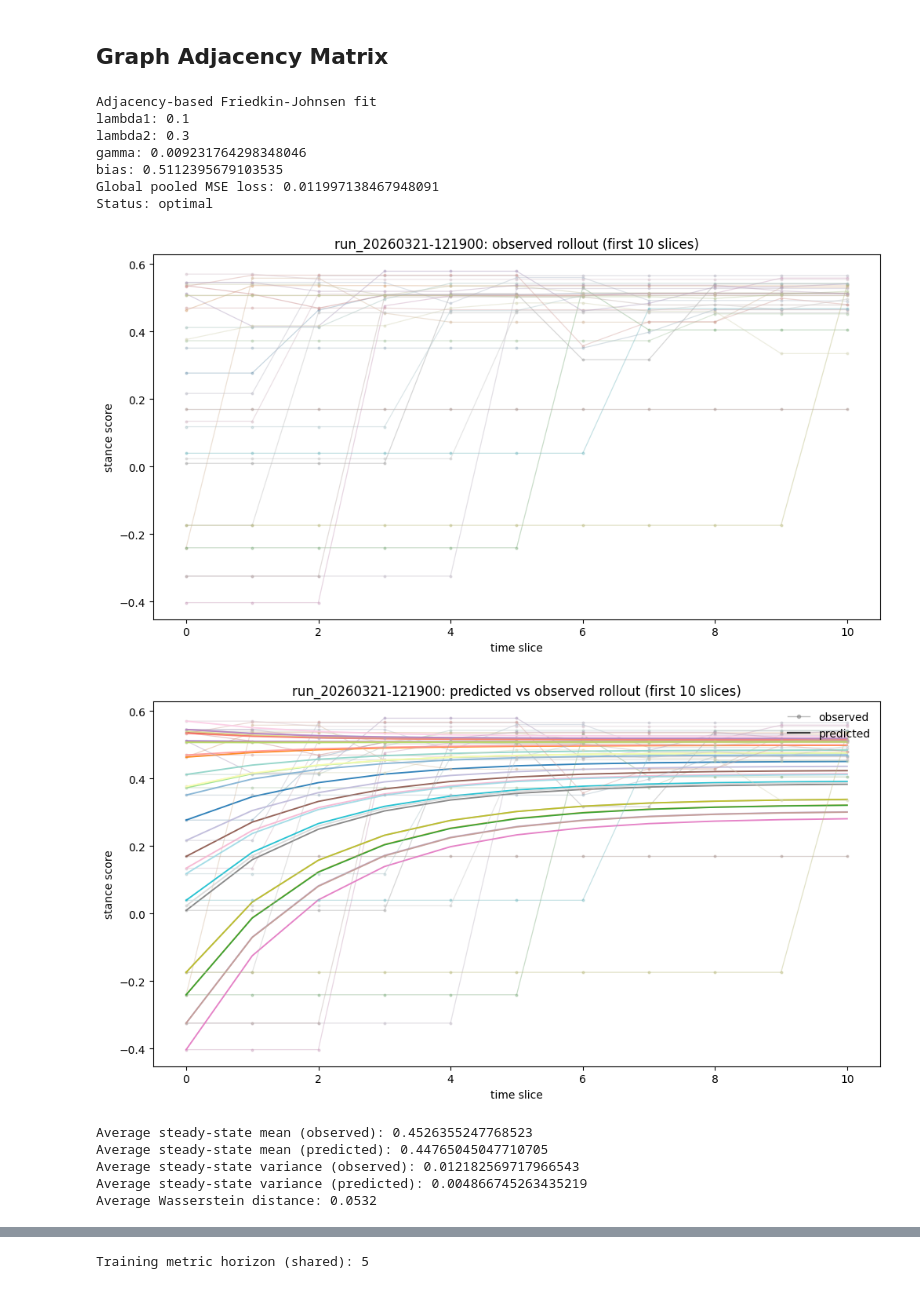
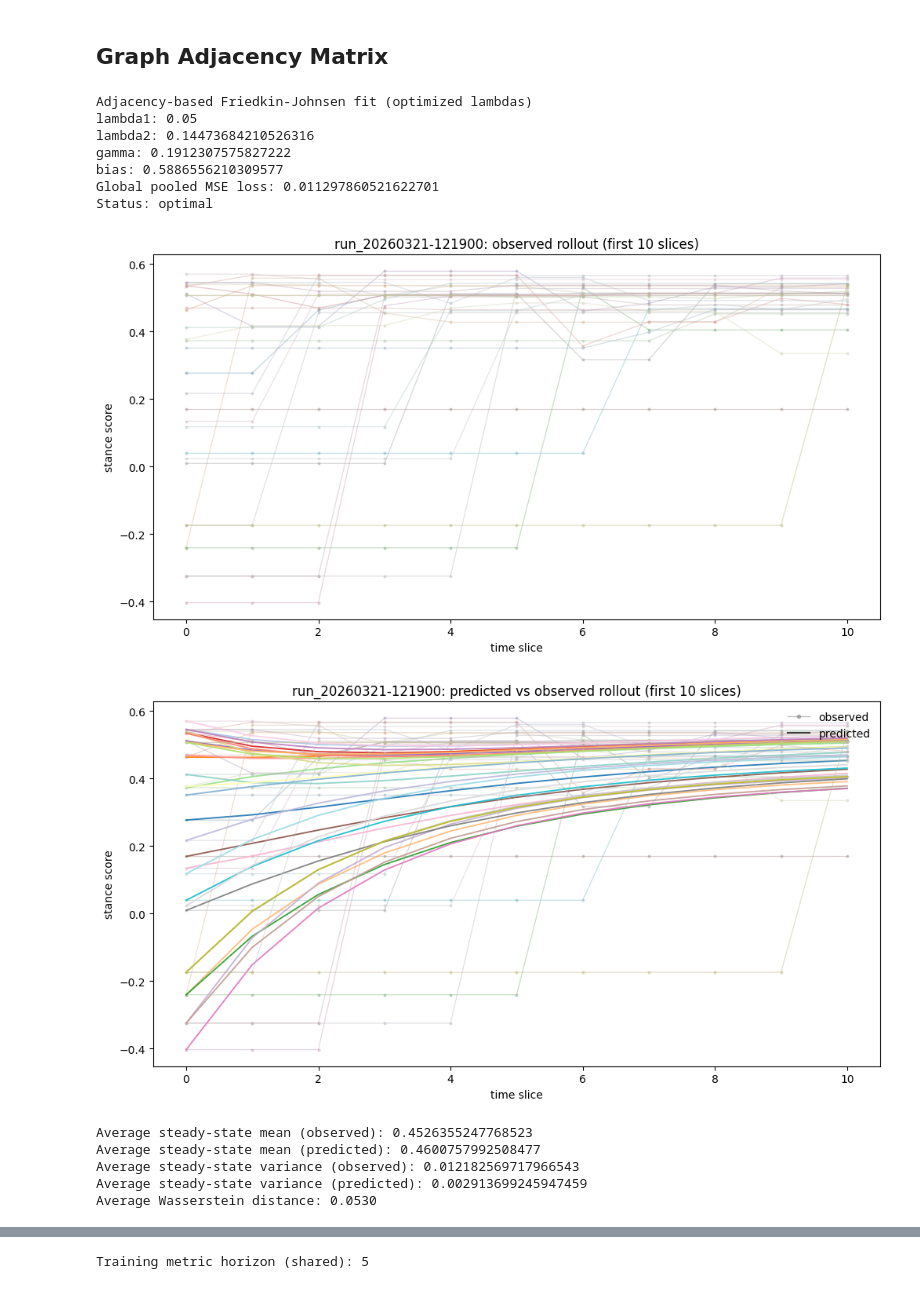
Before and after one commit to samuelLi05/llm-network, a Jupyter notebook: modeling/models/baseline_models.ipynb, the cells around one changed output, grey strips where cells are left out. Drawn from its saved outputs; the diff is of its cells as text; code cells hidden in the pictures.

```diff
--- a/modeling/models/models.ipynb
+++ b/modeling/models/baseline_models.ipynb
@@ -20,7 +20,7 @@ PAIR_DIR = INIT_ROOT / 'tests' / 'single_shot_tests' / 'data' / 'stance_converte
 
 PARAMS = {
     'stance_clip': (-1.0, 1.0),
-    'lambda_grid': np.linspace(0.05, 0.95, 19),
+    'lambda_grid': np.linspace(0.05, 0.95, 39),
     'rollout_horizon_cap': 20,
     'validation_horizon': 8,
 }
@@ -461,6 +461,6 @@ Best pooled transition MSE: 0.025150295118683833
 # %%
-FJ_LAMBDA1 = 0.1
-FJ_LAMBDA2 = 0.3
+FJ_LAMBDA1 = 0.05
+FJ_LAMBDA2 = 0.25
 FJ_W, FJ_b, X_pool_fj, Y_pool_fj = fit_friedkin_johnsen(
     RUN_TRAJ,
     RUN_NEIGHBORS,
@@ -1040,6 +1076,12 @@ def friedkin_johnsen_adjacency_rollout(W, bias, x0, horizon, lambda1, lambda2):
 # %%
-FJ_ADJ_LAMBDA1 = 0.1
-FJ_ADJ_LAMBDA2 = 0.3
+best_adj_lambda_result, adj_lambda_search_results = select_friedkin_johnsen_adjacency_lambdas(
+    RUN_TRAJ,
+    RUN_NEIGHBORS,
+    PARAMS['lambda_grid'],
+)
+
+FJ_ADJ_LAMBDA1 = best_adj_lambda_result['lambda1']
+FJ_ADJ_LAMBDA2 = best_adj_lambda_result['lambda2']
 
 fj_adj = fit_friedkin_johnsen_adjacency(
     RUN_TRAJ,
@@ -1048,7 +1090,7 @@ fj_adj = fit_friedkin_johnsen_adjacency(
     FJ_ADJ_LAMBDA2,
  )
 
-print('Adjacency-based Friedkin-Johnsen fit')
+print('Adjacency-based Friedkin-Johnsen fit (optimized lambdas)')
 print('lambda1:', FJ_ADJ_LAMBDA1)
 print('lambda2:', FJ_ADJ_LAMBDA2)
 print('gamma:', fj_adj['gamma'])
@@ -1074,45 +1116,45 @@ run_id = run_names[10]
 plot_observed_trajectories(run_id, RUN_TRAJ[run_id], GLOBAL_AGENT_IDS, 10)
 plot_predicted_vs_observed(run_id, RUN_TRAJ[run_id], PREDICTED_TRAJ_FJ_ADJ[run_id], GLOBAL_AGENT_IDS, 10)
 
 per_run_metrics_adj = []
 per_run_wass_adj = []
 
 for rn in run_names:
     obs = np.asarray(RUN_TRAJ[rn], dtype=float)
     pred = np.asarray(PREDICTED_TRAJ_FJ_ADJ[rn], dtype=float)
     T = min(obs.shape[0], pred.shape[0])
     obs = obs[:T]
     pred = pred[:T]
 
     per_run_metrics_adj.append(calculate_mean_and_variance(obs, pred, last_n=3))
     per_run_wass_adj.append(compute_wasserstein_distance(obs, pred))
 
 avg_mean_obs_adj = float(np.mean([m['steady_mean_obs'] for m in per_run_metrics_adj]))
 avg_mean_pred_adj = float(np.mean([m['steady_mean_pred'] for m in per_run_metrics_adj]))
 avg_var_obs_adj = float(np.mean([m['steady_var_obs'] for m in per_run_metrics_adj]))
 avg_var_pred_adj = float(np.mean([m['steady_var_pred'] for m in per_run_metrics_adj]))
 avg_wasserstein_adj = float(np.mean(per_run_wass_adj))
 
 print(f"Average steady-state mean (observed): {avg_mean_obs_adj}")
 print(f"Average steady-state mean (predicted): {avg_mean_pred_adj}")
 print(f"Average steady-state variance (observed): {avg_var_obs_adj}")
 print(f"Average steady-state variance (predicted): {avg_var_pred_adj}")
 print(f"Average Wasserstein distance: {avg_wasserstein_adj:.4f}")
 # %% [output]
-Adjacency-based Friedkin-Johnsen fit
-lambda1: 0.1
-lambda2: 0.3
-gamma: 0.009231764298348046
-bias: 0.5112395679103535
-Global pooled MSE loss: 0.011997138467948091
+Adjacency-based Friedkin-Johnsen fit (optimized lambdas)
+lambda1: 0.05
+lambda2: 0.14473684210526316
+gamma: 0.1912307575827222
+bias: 0.5886556210309577
+Global pooled MSE loss: 0.011297860521622701
 Status: optimal
 [figure]
-[figure, old version]
+[figure, new version]
 Average steady-state mean (observed): 0.4526355247768523
-Average steady-state mean (predicted): 0.44765045047710705
+Average steady-state mean (predicted): 0.4600757992508477
 Average steady-state variance (observed): 0.012182569717966543
-Average steady-state variance (predicted): 0.004866745263435219
-Average Wasserstein distance: 0.0532
+Average steady-state variance (predicted): 0.002913699245947459
+Average Wasserstein distance: 0.0530
 # %%
 from plot_utils import compute_fj_eigenvalue
 
```
Also changed, not shown: parts of 11 cells of this notebook, 4 other files.
